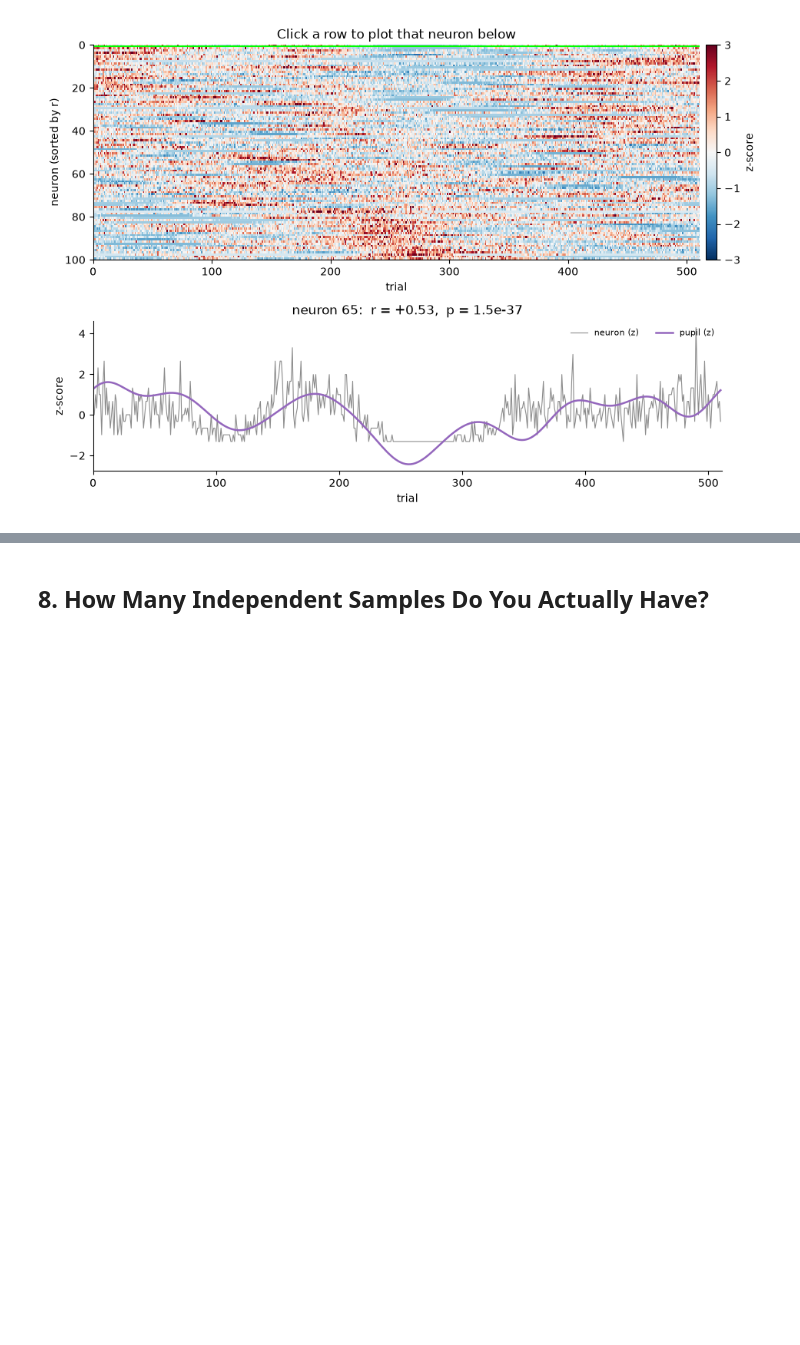
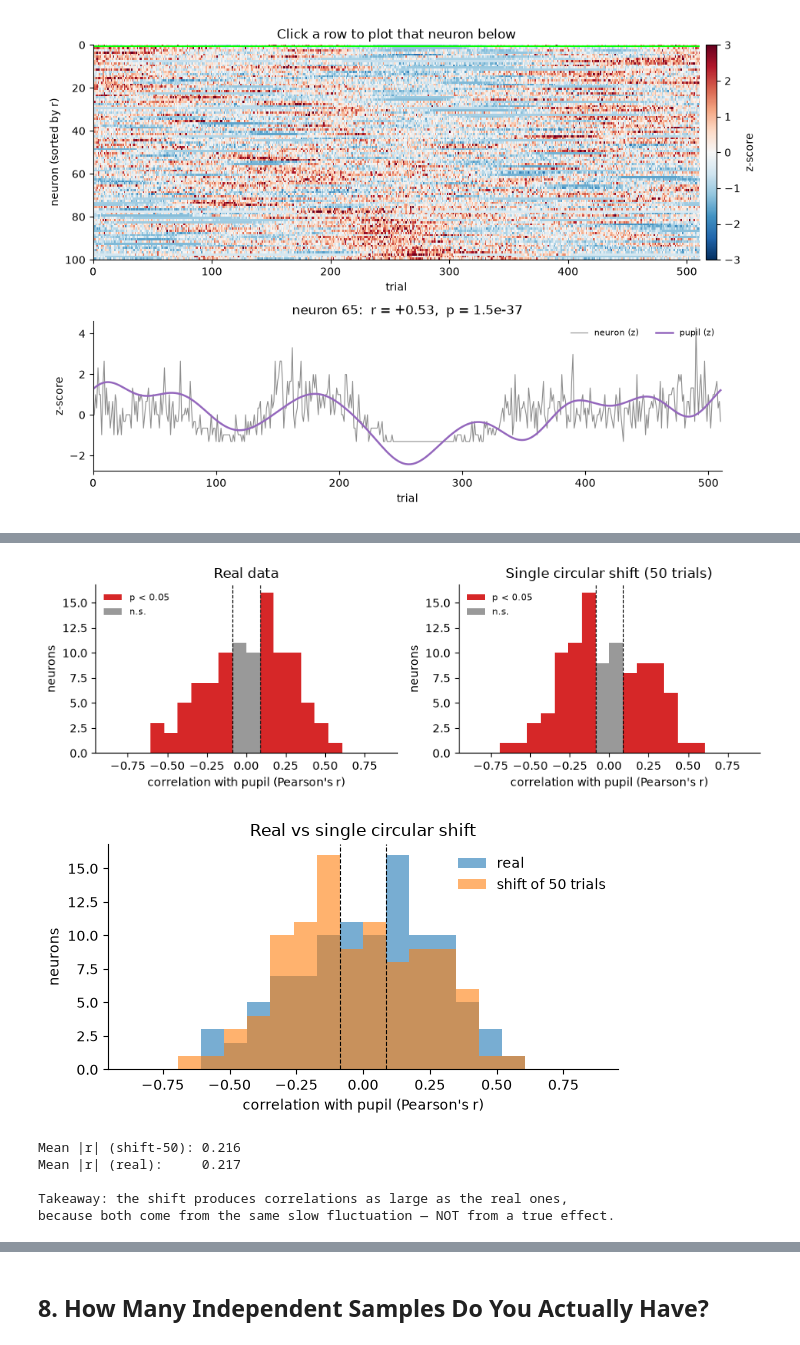
Before and after one commit to AllenSWDB/SWDB_2026_Good_Analysis, a Jupyter notebook: code/nick_workshop/GoodAnalysis-Workshop2_solutions.ipynb, the cells around one changed output, grey strips where cells are left out. Cells and saved outputs as stored; diff of their text form; code cells hidden in the pictures; blank space fills up the shorter version.

Commit message:
completed through pupil correlation

```diff
--- a/code/nick_workshop/GoodAnalysis-Workshop2_solutions.ipynb
+++ b/code/nick_workshop/GoodAnalysis-Workshop2_solutions.ipynb
@@ -877,7 +1030,48 @@ Before we run 200 shifts, try one yourself.
 
 </div>
 # %%
-# ✏️ Your code here
-# Hint: r_shift50 = corr_rows(np.roll(fr, 50, axis=1), pupil)
-print('shift-50 correlations:', r_shift50[:5].round(3))
-print('real correlations:    ', r_pupil[:5].round(3))
+# YOUR CODE HERE
+
+# 1. Shift fr forward by 50 trials:
+fr_shift50 = np.roll(fr, 50, axis=1)
+
+# 2. Compute the shifted fr's correlations with pupil size:
+r_shift50 = corr_rows(fr_shift50, pupil)
+
+# 3. Compare the distributions of per-neuron correlations to r_pupil:
+fig, axes = plt.subplots(1, 2, figsize=(9, 3))
+hist_by_significance(axes[0], r_pupil,   'Real data')
+hist_by_significance(axes[1], r_shift50, 'Single circular shift (50 trials)')
+plt.tight_layout()
+plt.show()
+
+
+
+
+# BONUS: overlaid plot + mean calculations
+fig, ax = plt.subplots(figsize=(6, 3.2))
+ax.hist(r_pupil,   bins=R_BINS, alpha=0.6, label='real')
+ax.hist(r_shift50, bins=R_BINS, alpha=0.6, label='shift of 50 trials')
+ax.axvline( r_crit, color='k', ls='--', lw=0.8)
+ax.axvline(-r_crit, color='k', ls='--', lw=0.8)
+ax.set_xlabel("correlation with pupil (Pearson's r)")
+ax.set_ylabel('neurons')
+ax.set_title('Real vs single circular shift')
+ax.legend(frameon=False)
+plt.tight_layout()
+plt.show()
+
+print()
+print(f'Mean |r| (shift-50): {np.mean(np.abs(r_shift50)):.3f}')
+print(f'Mean |r| (real):     {np.mean(np.abs(r_pupil)):.3f}')
+print()
+print('Takeaway: the shift produces correlations as large as the real ones,')
+print('because both come from the same slow fluctuation — NOT from a true effect.')
+# %% [output]
+[figure, added]
+[figure, added]
+Mean |r| (shift-50): 0.216
+Mean |r| (real):     0.217
+
+Takeaway: the shift produces correlations as large as the real ones,
+because both come from the same slow fluctuation — NOT from a true effect.
```
Also changed, not shown: parts of 38 cells of this notebook.
